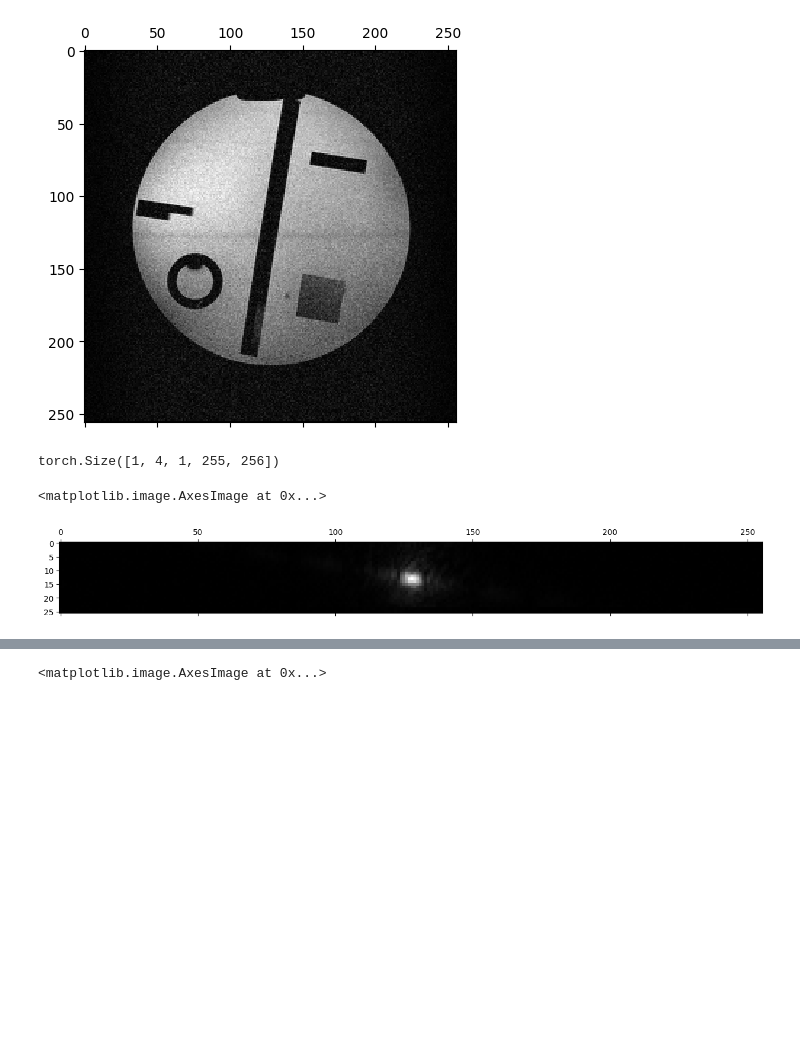
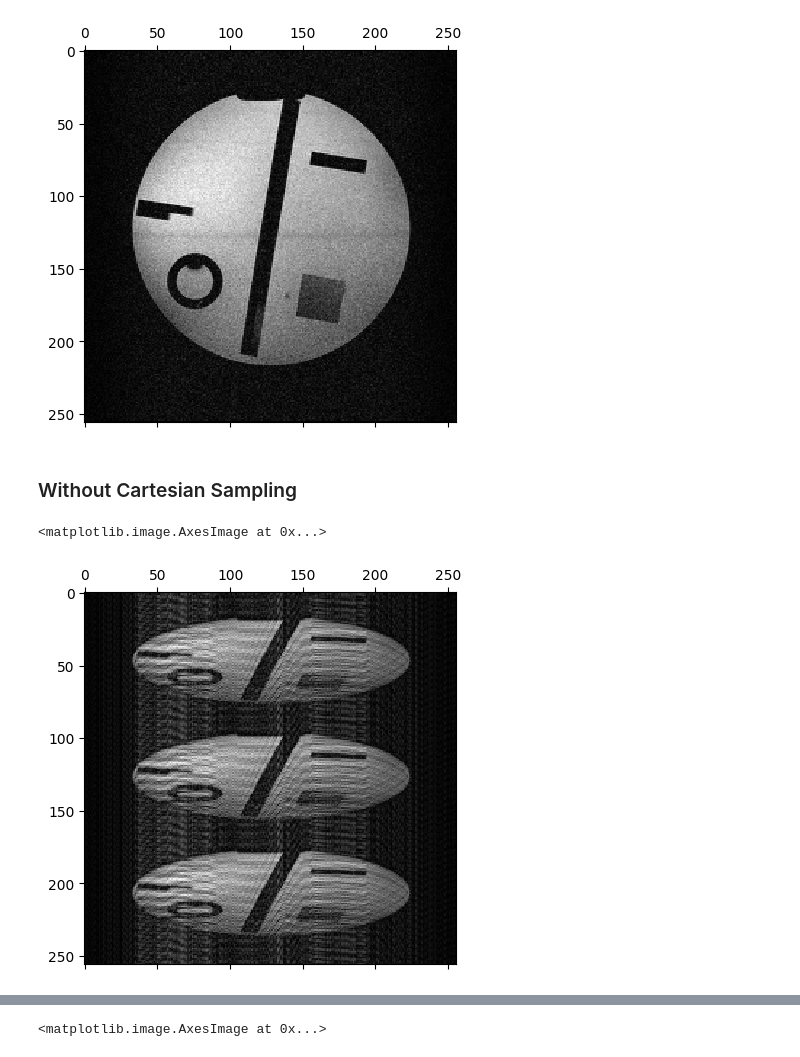
Before and after one commit to PTB-MR/mrpro, a Jupyter notebook: examples/Test.ipynb, the cells around one changed output, grey strips where cells are left out. Cells and saved outputs as stored; diff of their text form; code cells hidden in the pictures; blank space fills up the shorter version.

Commit message:
Fixed the reconstruction of my undersampled acquisitions

```diff
--- a/examples/Test.ipynb
+++ b/examples/Test.ipynb
@@ -78,40 +113,28 @@ plt.matshow(first_img, cmap='gray')
 # %% [output]
 <matplotlib.image.AxesImage at 0x...>
 [figure]
-# %%
-kdatapuls.data.shape
-# %% [output]
-torch.Size([1, 4, 1, 255, 256])
+# %% [markdown]
+### Without Cartesian Sampling
 # %%
 import mrpro
+from mrpro.data.traj_calculators import KTrajectoryIsmrmrd
 
+# Use the trajectory that is stored in the ISMRMRD file
+# trajectory = mrpro.data.traj_calculators.KTrajectoryIsmrmrd(seq_file)
 # Load in the Data from the ISMRMRD file
 kdatapuls = KData.from_file(h5_path3, KTrajectoryPulseq(seq_path=seq_path3))
 kdatapuls.header.recon_matrix = SpatialDimension(z=1, y=256, x=256)
-
-# Calculate dcf using the trajectory
-dcf_operator = mrpro.data.DcfData.from_traj_voronoi(kdatapuls.traj).as_operator()
-# Define Fourier operator
-cart_operator = mrpro.operators.CartesianSamplingOp(
-    encoding_matrix=kdatapuls.header.encoding_matrix,
-    traj=kdatapuls.traj,
-)
-adjoint_operator = cart_operator.H
-
-img_coilwise = mrpro.data.IData.from_tensor_and_kheader(*adjoint_operator(kdatapuls.data), kdatapuls.header)
-csm_operator = mrpro.data.CsmData.from_idata_walsh(img_coilwise).as_operator()
-
-# Perform Direct Reconstruction
-forward_operator = cart_operator @ csm_operator
-adjoint_operator = cart_operator.H
-img = mrpro.data.IData.from_tensor_and_kheader(*adjoint_operator(kdatapuls.data), kdatapuls.header)
+# Perform the reconstruction
+reconstructionpuls = mrpro.algorithms.reconstruction.DirectReconstruction.from_kdata(kdatapuls)
+# Use this to run on gpu: kdata = kdata.cuda()
+img = reconstructionpuls(kdatapuls)
 
 import matplotlib.pyplot as plt
 
 # Display the reconstructed image
 # If there are multiple slices, ..., only the first one is selected
 first_img = img.rss().cpu()[0, 0, :, :]  #  images, z, y, x
 plt.matshow(first_img, cmap='gray')
 # %% [output]
 <matplotlib.image.AxesImage at 0x...>
-[figure, old version]
+[figure, new version]
```
Also changed, not shown: parts of 14 cells of this notebook, 1 other file.
